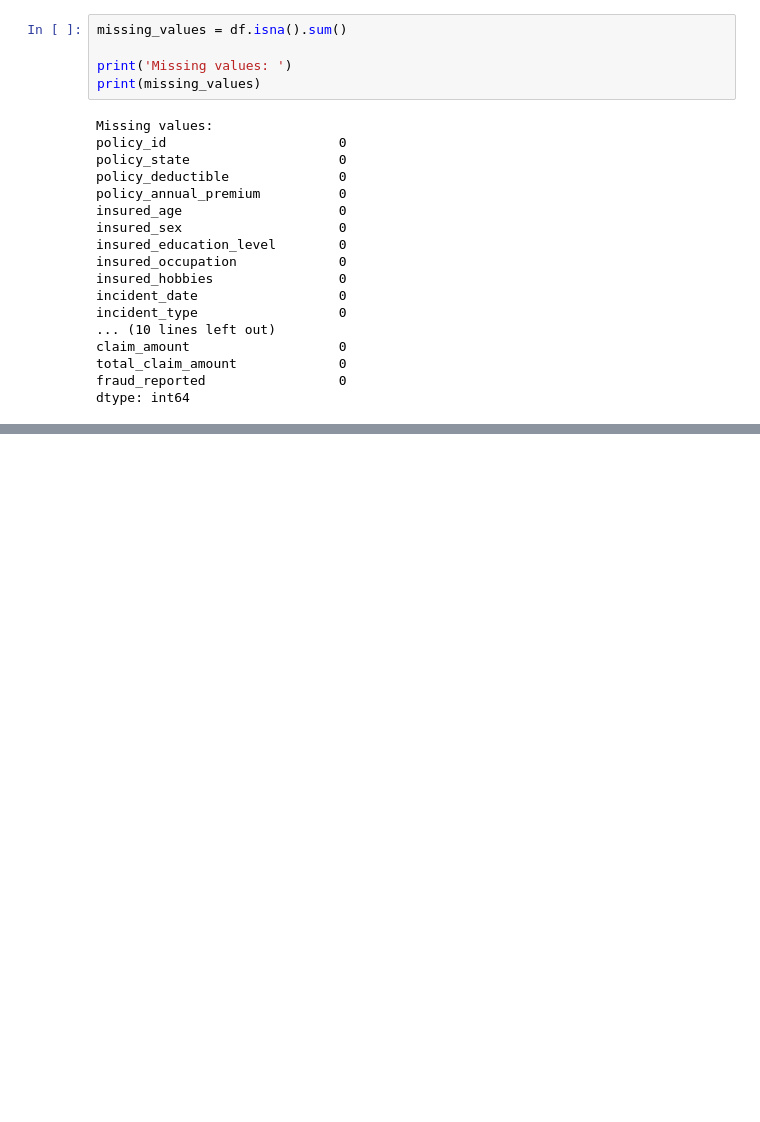
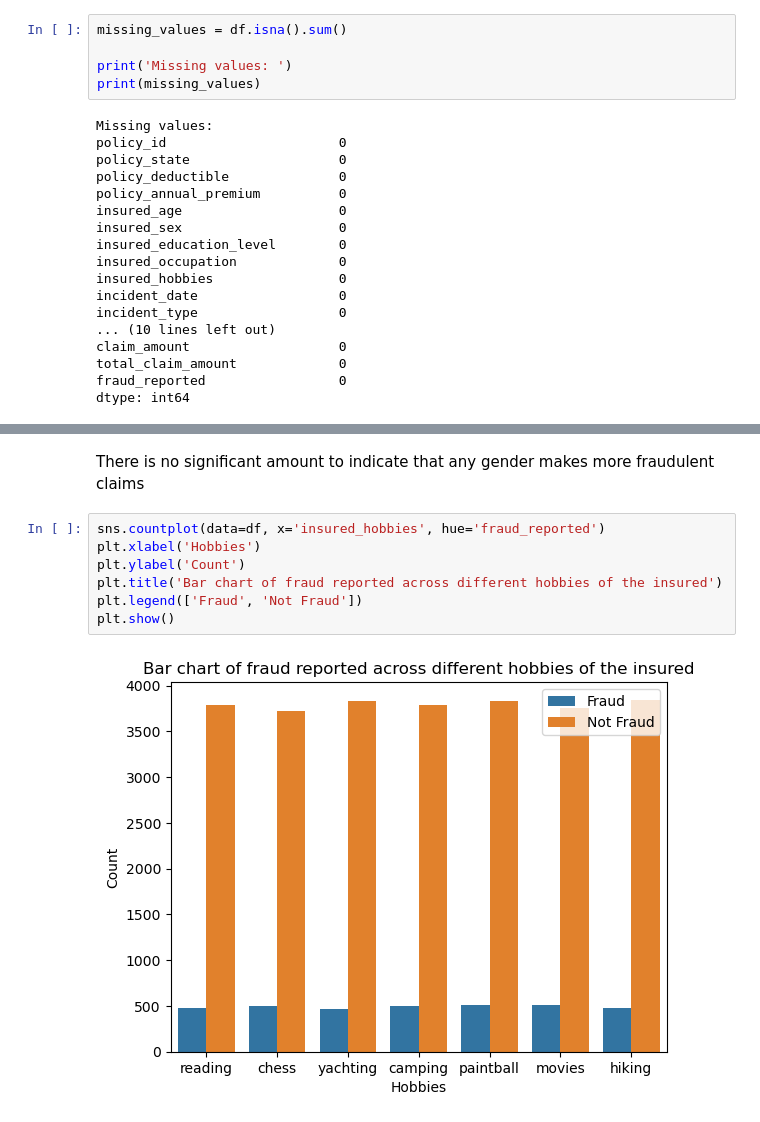
Before and after one commit to fahime10/Car-Insurance-Fraud-Detection, a Jupyter notebook: notebooks/car_insurance_fraud_eda.ipynb, the cells around one changed output, grey strips where cells are left out. Drawn from its saved outputs; the diff is of its cells as text; blank space fills up the shorter version.

```diff
--- a/notebooks/car_insurance_fraud_eda.ipynb
+++ b/notebooks/car_insurance_fraud_eda.ipynb
@@ -121,0 +273,11 @@ dtype: int64
+# %% [markdown]
+There is no significant amount to indicate that any gender makes more fraudulent claims
+# %%
+sns.countplot(data=df, x='insured_hobbies', hue='fraud_reported')
+plt.xlabel('Hobbies')
+plt.ylabel('Count')
+plt.title('Bar chart of fraud reported across different hobbies of the insured')
+plt.legend(['Fraud', 'Not Fraud'])
+plt.show()
+# %% [output]
+[figure, added]
```
Also changed, not shown: parts of 30 cells of this notebook.
